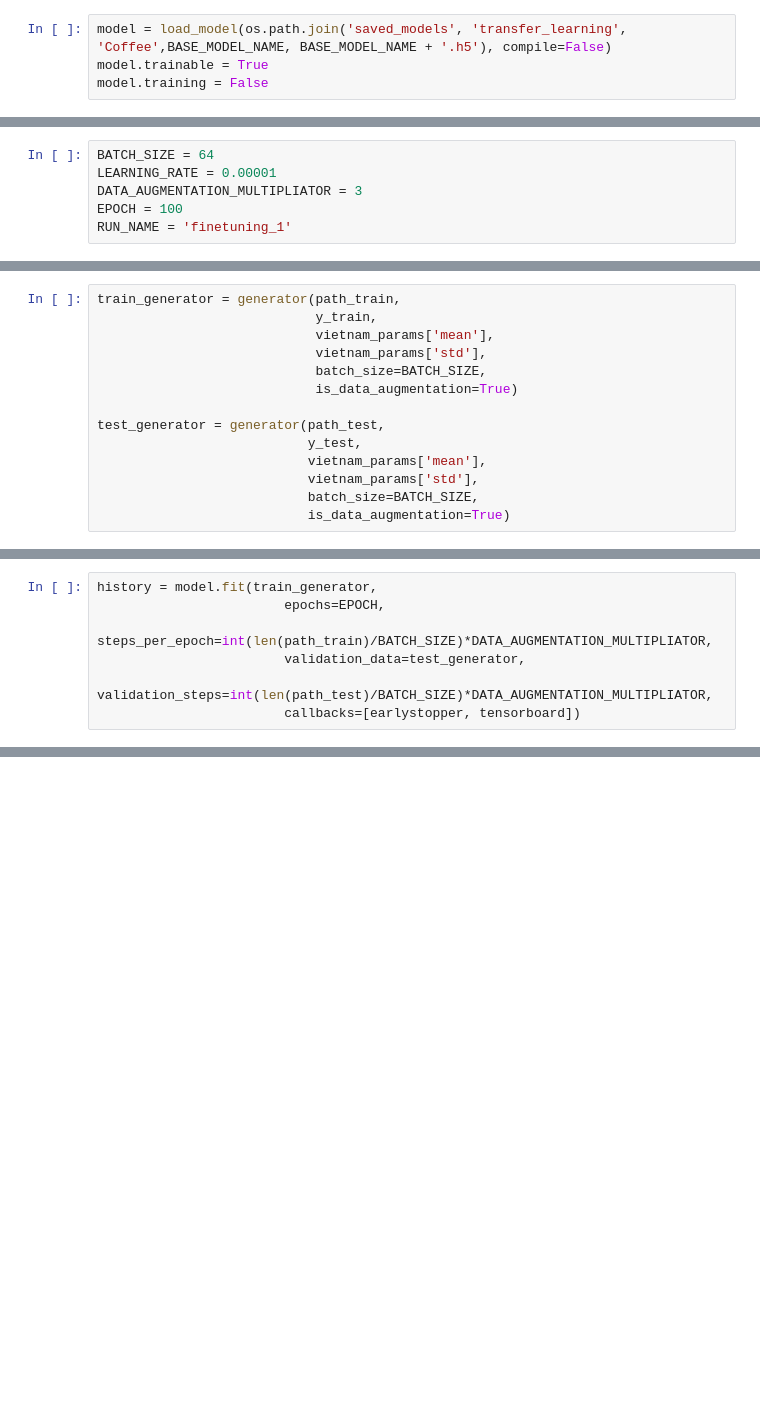
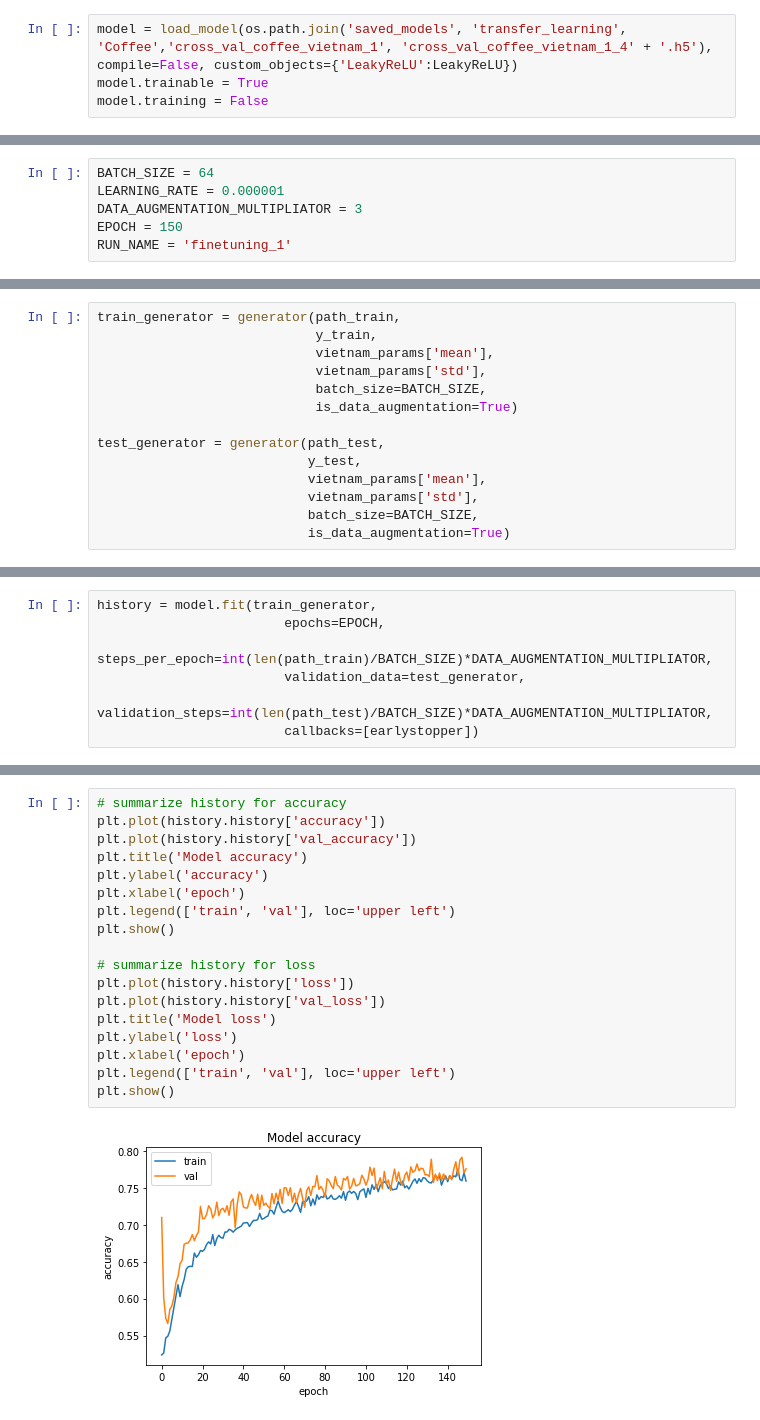
Before and after one commit to RomainCapo/IADeforestation, a Jupyter notebook: FineTuning.ipynb, the cells around one changed output, grey strips where cells are left out. Drawn from its saved outputs; the diff is of its cells as text; blank space fills up the shorter version.

```diff
--- a/FineTuning.ipynb
+++ b/FineTuning.ipynb
@@ -40,4 +54,4 @@ BASE_MODEL_NAME = 'trans_learning_4'
 # %%
-model = load_model(os.path.join('saved_models', 'transfer_learning', 'Coffee',BASE_MODEL_NAME, BASE_MODEL_NAME + '.h5'), compile=False)
+model = load_model(os.path.join('saved_models', 'transfer_learning', 'Coffee','cross_val_coffee_vietnam_1', 'cross_val_coffee_vietnam_1_4' + '.h5'), compile=False, custom_objects={'LeakyReLU':LeakyReLU})
 model.trainable = True
 model.training = False
@@ -63,9 +98,9 @@ classes = np.asarray(class1 + class2)
 path_train, path_test, y_train, y_test = train_test_split(file_paths, classes, test_size=0.20)
 # %%
 BATCH_SIZE = 64
-LEARNING_RATE = 0.00001
+LEARNING_RATE = 0.000001
 DATA_AUGMENTATION_MULTIPLIATOR = 3
-EPOCH = 100
+EPOCH = 150
 RUN_NAME = 'finetuning_1'
 # %%
 model.compile(optimizer=Adam(learning_rate=LEARNING_RATE), loss='binary_crossentropy',metrics=['accuracy'])
@@ -92,4 +126,4 @@ history = model.fit(train_generator,
                         steps_per_epoch=int(len(path_train)/BATCH_SIZE)*DATA_AUGMENTATION_MULTIPLIATOR,
                         validation_data=test_generator,
                         validation_steps=int(len(path_test)/BATCH_SIZE)*DATA_AUGMENTATION_MULTIPLIATOR,
-                        callbacks=[earlystopper, tensorboard])
+                        callbacks=[earlystopper])
@@ -95,0 +154,20 @@ history = model.fit(train_generator,
+# %%
+# summarize history for accuracy
+plt.plot(history.history['accuracy'])
+plt.plot(history.history['val_accuracy'])
+plt.title('Model accuracy')
+plt.ylabel('accuracy')
+plt.xlabel('epoch')
+plt.legend(['train', 'val'], loc='upper left')
+plt.show()
+
+# summarize history for loss
+plt.plot(history.history['loss'])
+plt.plot(history.history['val_loss'])
+plt.title('Model loss')
+plt.ylabel('loss')
+plt.xlabel('epoch')
+plt.legend(['train', 'val'], loc='upper left')
+plt.show()
+# %% [output]
+[figure, added]
```
Also changed, not shown: parts of 13 cells of this notebook, 16 other files.
